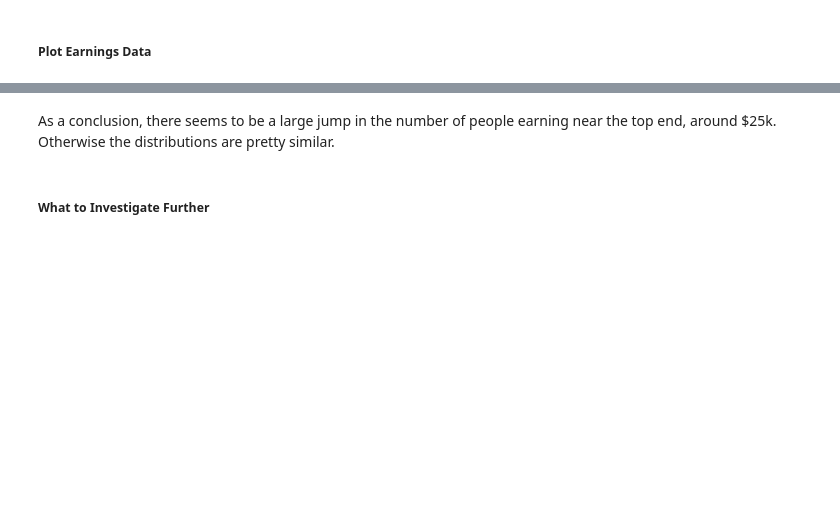
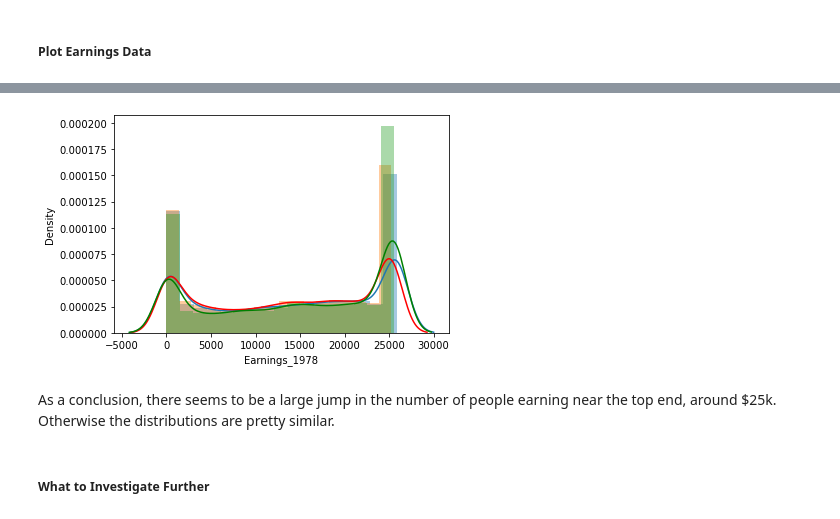
Before and after one commit to twelsah2011/BSIP_Assignment_1_Students, a Jupyter notebook: stats_asn_1_stud_temp.ipynb, the cells around one changed output, grey strips where cells are left out. Cells and saved outputs as stored; diff of their text form; code cells hidden in the pictures; blank space fills up the shorter version.

```diff
--- a/stats_asn_1_stud_temp.ipynb
+++ b/stats_asn_1_stud_temp.ipynb
@@ -175,3 +282,10 @@ df['Age'].median ( )
+# %%
+sns.distplot(df['Earnings_1974'], kde_kws = {'label' : '1974 Earning'}, hist_kws = {'label' : 'Total'})
+sns.distplot(df['Earnings_1975'], kde_kws = {'label' : '1975 Earning', 'color' : 'red'})
+sns.distplot(df['Earnings_1978'], kde_kws = {'label' : '1978 Earning', 'color' : 'green'})
+plt.show()
+# %% [output]
+[figure, added]
 # %% [markdown]
 As a conclusion, there seems to be a large jump in the number of people earning near the top end, around $25k. Otherwise the distributions are pretty similar.
 # %% [markdown]
```
Also changed, not shown: parts of 14 cells of this notebook.
